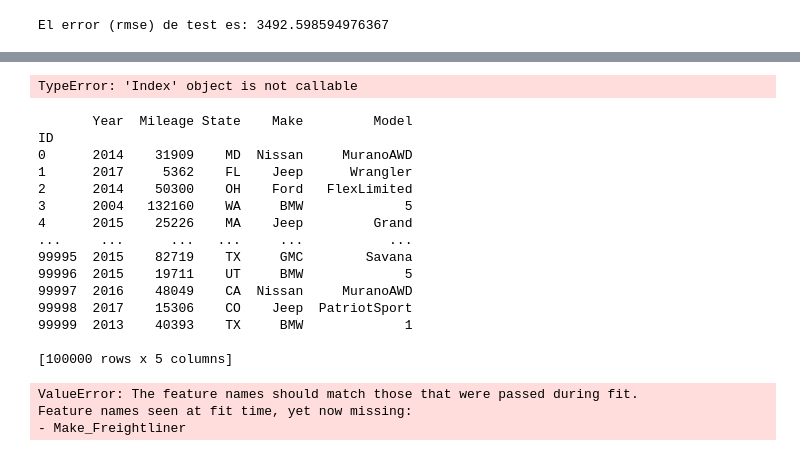
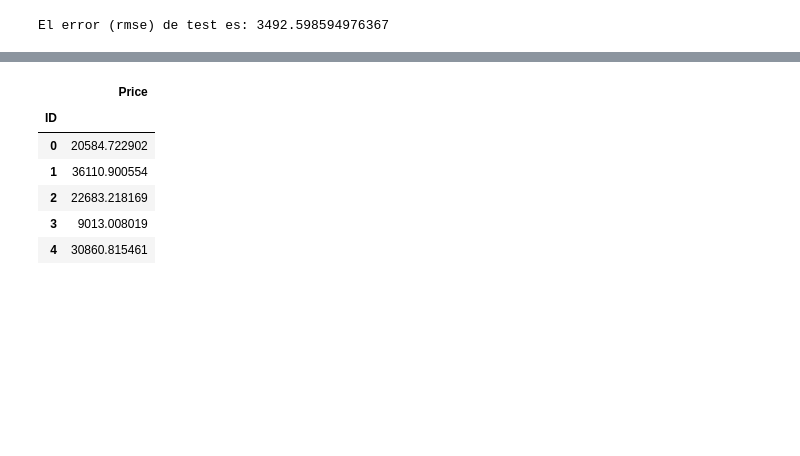
Before and after one commit to diegoalejop/MIAD_NLP_2024, a Jupyter notebook: Semana 3/S3P1_proyecto1.ipynb, the cells around one changed output, grey strips where cells are left out. Drawn from its saved outputs; the diff is of its cells as text; code cells hidden in the pictures; blank space fills up the shorter version.

```diff
--- a/Semana 3/S3P1_proyecto1.ipynb
+++ b/Semana 3/S3P1_proyecto1.ipynb
@@ -367,3 +385,34 @@ print(grid.best_params_, ":", grid.best_score_, grid.scoring)
 Mejores hiperparámetros encontrados (cv)
 ----------------------------------------
 {'l2_regularization': 0, 'learning_rate': 0.1, 'loss': 'squared_error', 'max_depth': 20} : -3511.996401432076 neg_root_mean_squared_error
+# %%
+# Modelo con los parámetros ya calibrados
+param_grid = {'loss'             : ['squared_error'],
+              'learning_rate'    : [0.1],
+              'max_depth'        : [20],
+              'l2_regularization': [0]
+             }
+
+# Búsqueda por grid search con validación cruzada
+# ==============================================================================
+grid = GridSearchCV(
+        estimator  = HistGradientBoostingRegressor(
+                        max_iter = 986,
+                        random_state        = 123,
+                        # Activación de la parada temprana
+                        early_stopping      = True,
+                        validation_fraction = 0.1,
+                        n_iter_no_change    = 10,
+                        tol                 = 1e-7,
+                        scoring             = 'loss',
+                    ),
+        param_grid = param_grid,
+        scoring    = 'neg_root_mean_squared_error',
+        n_jobs     = multiprocessing.cpu_count() - 1,
+        cv         = RepeatedKFold(n_splits=3, n_repeats=1, random_state=123),
+        refit      = True,
+        verbose    = 0,
+        return_train_score = True
+       )
+
+grid.fit(X = X_train, y = y_train)
@@ -413,31 +451,13 @@ array([[2014, 31909, ' MD', 'Nissan', 'MuranoAWD'],
-# %%
-data_train.columns()
-# %% [output]
-TypeError: 'Index' object is not callable
-# %%
-print(data_test)
-# %% [output]
-       Year  Mileage State    Make         Model
-ID
-0      2014    31909    MD  Nissan     MuranoAWD
-1      2017     5362    FL    Jeep      Wrangler
-2      2014    50300    OH    Ford   FlexLimited
-3      2004   132160    WA     BMW             5
-4      2015    25226    MA    Jeep         Grand
-...     ...      ...   ...     ...           ...
-99995  2015    82719    TX     GMC        Savana
-99996  2015    19711    UT     BMW             5
-99997  2016    48049    CA  Nissan     MuranoAWD
-99998  2017    15306    CO    Jeep  PatriotSport
-99999  2013    40393    TX     BMW             1
-
-[100000 rows x 5 columns]
 # %%
-predicciones_data_test = modelo_final.predict(X = data_test)
-y_pred = pd.DataFrame(predicciones_data_test, index=data_test.index, columns=['Price'])
-y_pred.to_csv('test_submission.csv', index_label='ID')
-y_pred.head()
+resp_final = modelo_final.predict(X = data_test)
+y_pred_final = pd.DataFrame(resp_final, index=data_test.index, columns=['Price'])
+y_pred_final.to_csv('modelo_final.csv', index_label='ID')
+y_pred_final.head()
 # %% [output]
-ValueError: The feature names should match those that were passed during fit.
-Feature names seen at fit time, yet now missing:
-- Make_Freightliner
+|  | Price |
+| ID |  |
+| 0 | 20584.722902 |
+| 1 | 36110.900554 |
+| 2 | 22683.218169 |
+| 3 | 9013.008019 |
+| 4 | 30860.815461 |
```
Also changed, not shown: parts of 16 cells of this notebook, 2 other files.
